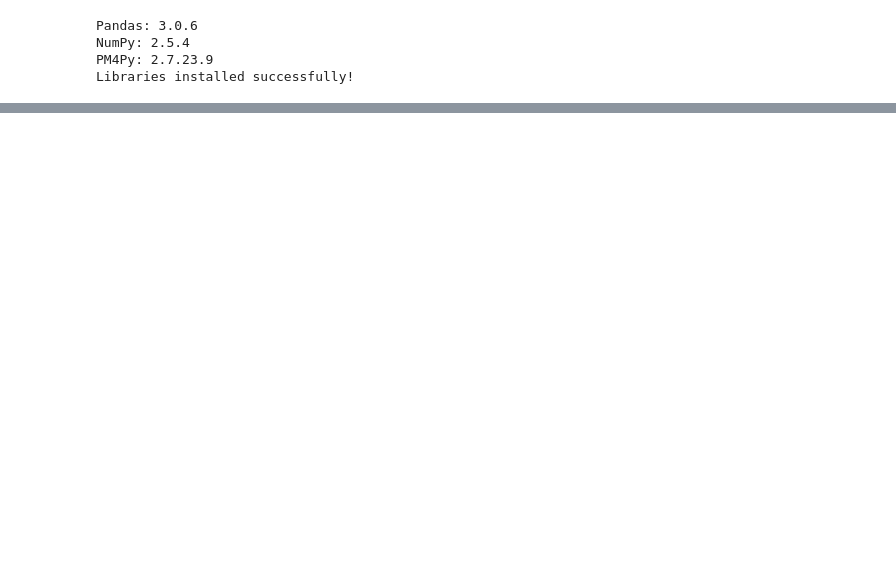
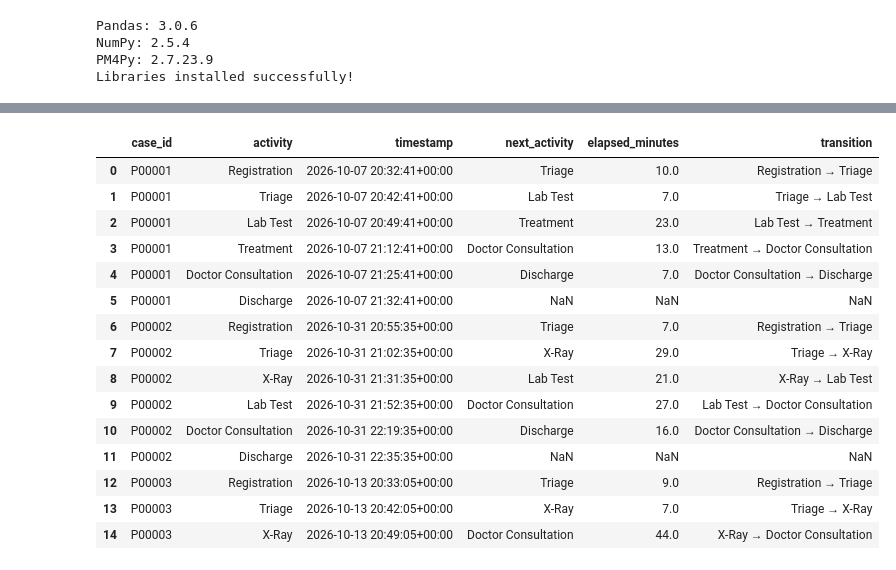
Before and after one commit to Fathima-1424/CareFlow-Clinical-Pathway, a Jupyter notebook: datacreated.ipynb, the cells around one changed output, grey strips where cells are left out. Saved outputs shown, nothing was run; the diff lists cells and outputs as text; code cells hidden in the pictures; blank space fills up the shorter version.

```diff
--- a/datacreated.ipynb
+++ b/datacreated.ipynb
@@ -365,0 +458,17 @@ Libraries installed successfully!
+# %%
+import pandas as pd
+import pm4py
+
+# Convert timestamps and order events chronologically
+df["timestamp"] = pd.to_datetime(df["timestamp"], utc=True)
+df = df.sort_values(
+    ["case_id", "timestamp"]
+).reset_index(drop=True)
+
+# Check the event log structure
+print("PM4Py version:", pm4py.__version__)
+print("Events:", len(df))
+print("Patient visits:", df["case_id"].nunique())
+print("Timestamp type:", df["timestamp"].dtype)
+
+display(df.head())
@@ -365,0 +702,50 @@ Libraries installed successfully!
+# %%
+# Sort events chronologically within each visit
+df = df.sort_values(
+    ["case_id", "timestamp"]
+).copy()
+
+# Get the next activity and its timestamp
+df["next_activity"] = (
+    df.groupby("case_id")["activity"].shift(-1)
+)
+
+df["next_timestamp"] = (
+    df.groupby("case_id")["timestamp"].shift(-1)
+)
+
+# Calculate elapsed time in minutes
+df["elapsed_minutes"] = (
+    df["next_timestamp"] - df["timestamp"]
+).dt.total_seconds() / 60
+
+# Name each transition
+df["transition"] = (
+    df["activity"] + " → " + df["next_activity"]
+)
+
+display(df[[
+    "case_id",
+    "activity",
+    "timestamp",
+    "next_activity",
+    "elapsed_minutes",
+    "transition"
+]].head(15))
+# %% [output]
+|  | case_id | activity | timestamp | next_activity | elapsed_minutes | transition |
+| 0 | P00001 | Registration | 2026-10-07 20:32:41+00:00 | Triage | 10.0 | Registration → Triage |
+| 1 | P00001 | Triage | 2026-10-07 20:42:41+00:00 | Lab Test | 7.0 | Triage → Lab Test |
+| 2 | P00001 | Lab Test | 2026-10-07 20:49:41+00:00 | Treatment | 23.0 | Lab Test → Treatment |
+| 3 | P00001 | Treatment | 2026-10-07 21:12:41+00:00 | Doctor Consultation | 13.0 | Treatment → Doctor Consultation |
+| 4 | P00001 | Doctor Consultation | 2026-10-07 21:25:41+00:00 | Discharge | 7.0 | Doctor Consultation → Discharge |
+| 5 | P00001 | Discharge | 2026-10-07 21:32:41+00:00 | NaN | NaN | NaN |
+| 6 | P00002 | Registration | 2026-10-31 20:55:35+00:00 | Triage | 7.0 | Registration → Triage |
+| 7 | P00002 | Triage | 2026-10-31 21:02:35+00:00 | X-Ray | 29.0 | Triage → X-Ray |
+| 8 | P00002 | X-Ray | 2026-10-31 21:31:35+00:00 | Lab Test | 21.0 | X-Ray → Lab Test |
+| 9 | P00002 | Lab Test | 2026-10-31 21:52:35+00:00 | Doctor Consultation | 27.0 | Lab Test → Doctor Consultation |
+| 10 | P00002 | Doctor Consultation | 2026-10-31 22:19:35+00:00 | Discharge | 16.0 | Doctor Consultation → Discharge |
+| 11 | P00002 | Discharge | 2026-10-31 22:35:35+00:00 | NaN | NaN | NaN |
+| 12 | P00003 | Registration | 2026-10-13 20:33:05+00:00 | Triage | 9.0 | Registration → Triage |
+| 13 | P00003 | Triage | 2026-10-13 20:42:05+00:00 | X-Ray | 7.0 | Triage → X-Ray |
+| 14 | P00003 | X-Ray | 2026-10-13 20:49:05+00:00 | Doctor Consultation | 44.0 | X-Ray → Doctor Consultation |
```
Also changed, not shown: parts of 24 cells of this notebook.
